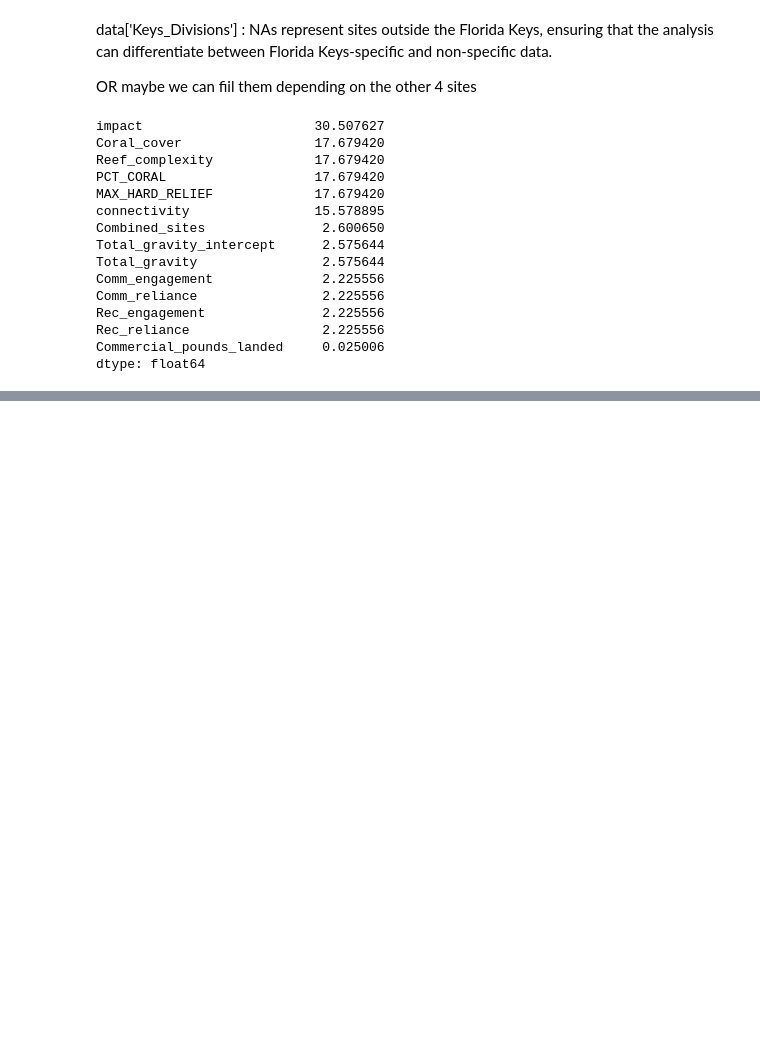
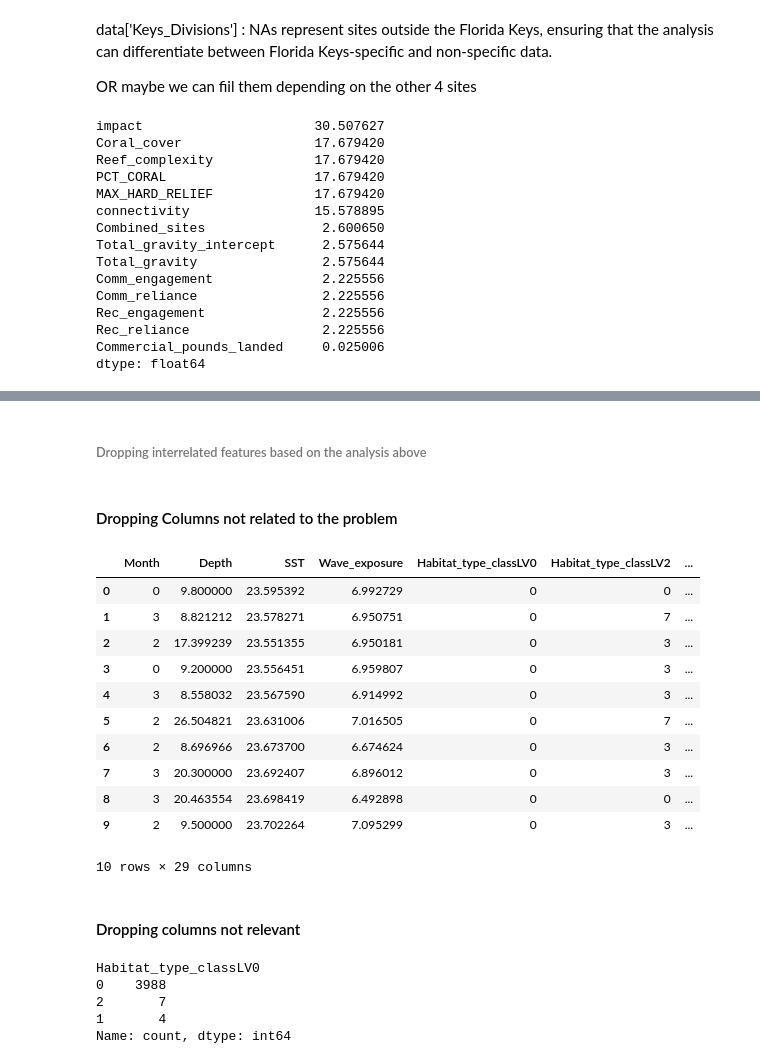
Before and after one commit to gpealat/coralreef, a Jupyter notebook: Notebooks/Data Exploration.ipynb, the cells around one changed output, grey strips where cells are left out. Saved outputs shown, nothing was run; the diff lists cells and outputs as text; code cells hidden in the pictures; blank space fills up the shorter version.

Commit message:
Adding analysis for the correlation between Coral_cover and Diversity_index with the other features.

```diff
--- a/Notebooks/Data Exploration.ipynb
+++ b/Notebooks/Data Exploration.ipynb
@@ -269,0 +274,2 @@ dtype: int64
+# %%
+corr_df = data.corr()
@@ -269,0 +278,3 @@ dtype: int64
+# %%
+coral_higher_than_diversity_corr = corr_df.loc[abs(corr_df.loc["Coral_cover", :]) > abs(corr_df.loc["Diversity_index", :]), ["Coral_cover", "Diversity_index"]]
+coral_higher_than_diversity_corr.sort_values(by= "Diversity_index", key = abs)
@@ -269,0 +299,11 @@ dtype: int64
+# %%
+#If the correlation difference between Diversity_index and Coral_cover is bigger than threshold % we can assume that the feature is related with
+#coral cover
+
+a = coral_higher_than_diversity_corr
+threshold = 0.15 #15%
+
+coral_cover_interrelated = a.loc[(abs(a.loc[:, "Coral_cover"]) - abs(a.loc[:, "Diversity_index"])) > threshold, :].index
+
+print("\n\n===Features to be removed===\n\n")
+print(coral_cover_interrelated)
@@ -269,0 +320,40 @@ dtype: int64
+# %% [markdown]
+###### Dropping interrelated features based on the analysis above
+# %%
+data = data.drop(coral_cover_interrelated, axis = 1)
+# %% [markdown]
+#### Dropping Columns not related to the problem
+# %%
+columns_removed = ["Random", "model", "no.divers", "site"]
+data = data.drop(columns_removed, axis = 1)
+
+
+data.columns
+data.head(10)
+# %% [output]
+|  | Month | Depth | SST | Wave_exposure | Habitat_type_classLV0 | Habitat_type_classLV2 | ... |
+| 0 | 0 | 9.800000 | 23.595392 | 6.992729 | 0 | 0 | ... |
+| 1 | 3 | 8.821212 | 23.578271 | 6.950751 | 0 | 7 | ... |
+| 2 | 2 | 17.399239 | 23.551355 | 6.950181 | 0 | 3 | ... |
+| 3 | 0 | 9.200000 | 23.556451 | 6.959807 | 0 | 3 | ... |
+| 4 | 3 | 8.558032 | 23.567590 | 6.914992 | 0 | 3 | ... |
+| 5 | 2 | 26.504821 | 23.631006 | 7.016505 | 0 | 7 | ... |
+| 6 | 2 | 8.696966 | 23.673700 | 6.674624 | 0 | 3 | ... |
+| 7 | 3 | 20.300000 | 23.692407 | 6.896012 | 0 | 3 | ... |
+| 8 | 3 | 20.463554 | 23.698419 | 6.492898 | 0 | 0 | ... |
+| 9 | 2 | 9.500000 | 23.702264 | 7.095299 | 0 | 3 | ... |
+10 rows × 29 columns
+# %% [markdown]
+#### Dropping columns not relevant
+# %%
+print(data.Habitat_type_classLV0.value_counts())#Majority of values are 0
+
+columns_removed = ["Habitat_type_classLV0"]
+
+data = data.drop(columns_removed, axis = 1)
+# %% [output]
+Habitat_type_classLV0
+0    3988
+2       7
+1       4
+Name: count, dtype: int64
```
Also changed, not shown: parts of 9 cells of this notebook.
